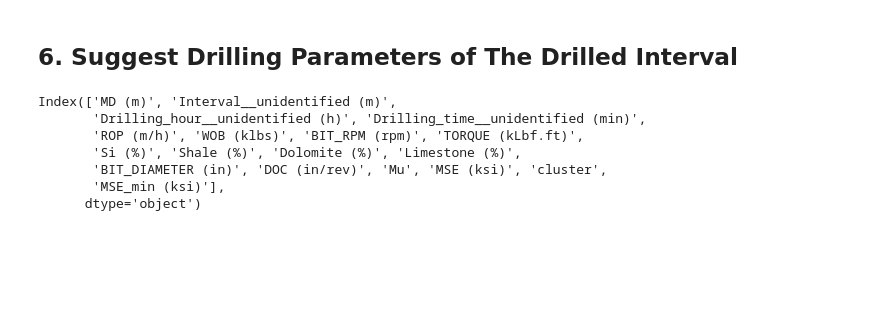
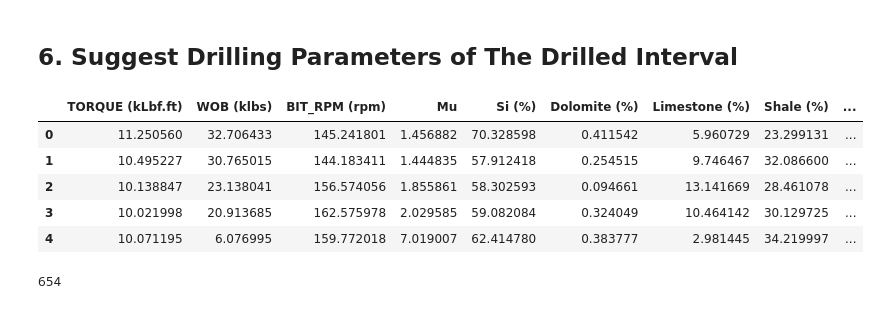
Before and after one commit to son-n-pham/Data-Workflow, a Jupyter notebook: src/main.ipynb, the cells around one changed output. Drawn from its saved outputs; the diff is of its cells as text; code cells hidden in the pictures; blank space fills up the shorter version.

```diff
--- a/src/main.ipynb
+++ b/src/main.ipynb
@@ -193,2 +360,34 @@ Index(['MD (m)', 'Interval__unidentified (m)',
 # %% [markdown]
 ## 6. Suggest Drilling Parameters of The Drilled Interval
+# %%
+# bounds dictionary of min and max value of wob, rpm, torque
+bounds = {
+    'wob': (1, 40), # in klbs
+    'rpm': (140, 200), # in rpm
+    'torque': (10, 15) # in klb.ft
+}
+
+MSE_tolerance = 0.3
+
+iterations = 10000
+
+optimized_parameters = optimize_parameters.monte_carlo_optimization(df,
+                                                X_mnemonics,
+                                                scalers_best_models,
+                                                bounds,
+                                                mse_tolerance=MSE_tolerance,
+                                                iterations=iterations)
+# %%
+optimized_parameters.head()
+# %% [output]
+|  | TORQUE (kLbf.ft) | WOB (klbs) | BIT_RPM (rpm) | Mu | Si (%) | Dolomite (%) | Limestone (%) | Shale (%) | ... |
+| 0 | 11.250560 | 32.706433 | 145.241801 | 1.456882 | 70.328598 | 0.411542 | 5.960729 | 23.299131 | ... |
+| 1 | 10.495227 | 30.765015 | 144.183411 | 1.444835 | 57.912418 | 0.254515 | 9.746467 | 32.086600 | ... |
+| 2 | 10.138847 | 23.138041 | 156.574056 | 1.855861 | 58.302593 | 0.094661 | 13.141669 | 28.461078 | ... |
+| 3 | 10.021998 | 20.913685 | 162.575978 | 2.029585 | 59.082084 | 0.324049 | 10.464142 | 30.129725 | ... |
+| 4 | 10.071195 | 6.076995 | 159.772018 | 7.019007 | 62.414780 | 0.383777 | 2.981445 | 34.219997 | ... |
+# %%
+# Count the number of rows in optimized_parameters dataframe
+optimized_parameters.shape[0]
+# %% [output]
+654
@@ -333,14 +534,4 @@ Index(['MD (m)', 'Interval__unidentified (m)',
 # result_df = sample_and_optimize(
 #     df, X_mnemonics, scalers_best_models, mnemonic_constraints, config_constants)
 # print(result_df.head(10))
-# %%
-df.columns
-# %% [output]
-Index(['MD (m)', 'Interval__unidentified (m)',
-       'Drilling_hour__unidentified (h)', 'Drilling_time__unidentified (min)',
-       'ROP (m/h)', 'WOB (klbs)', 'BIT_RPM (rpm)', 'TORQUE (kLbf.ft)',
-       'Si (%)', 'Shale (%)', 'Dolomite (%)', 'Limestone (%)',
-       'BIT_DIAMETER (in)', 'DOC (in/rev)', 'Mu', 'MSE (ksi)', 'cluster',
-       'MSE_min (ksi)'],
-      dtype='object')
 # %%
```
Also changed, not shown: parts of 14 cells of this notebook, 12 other files.
